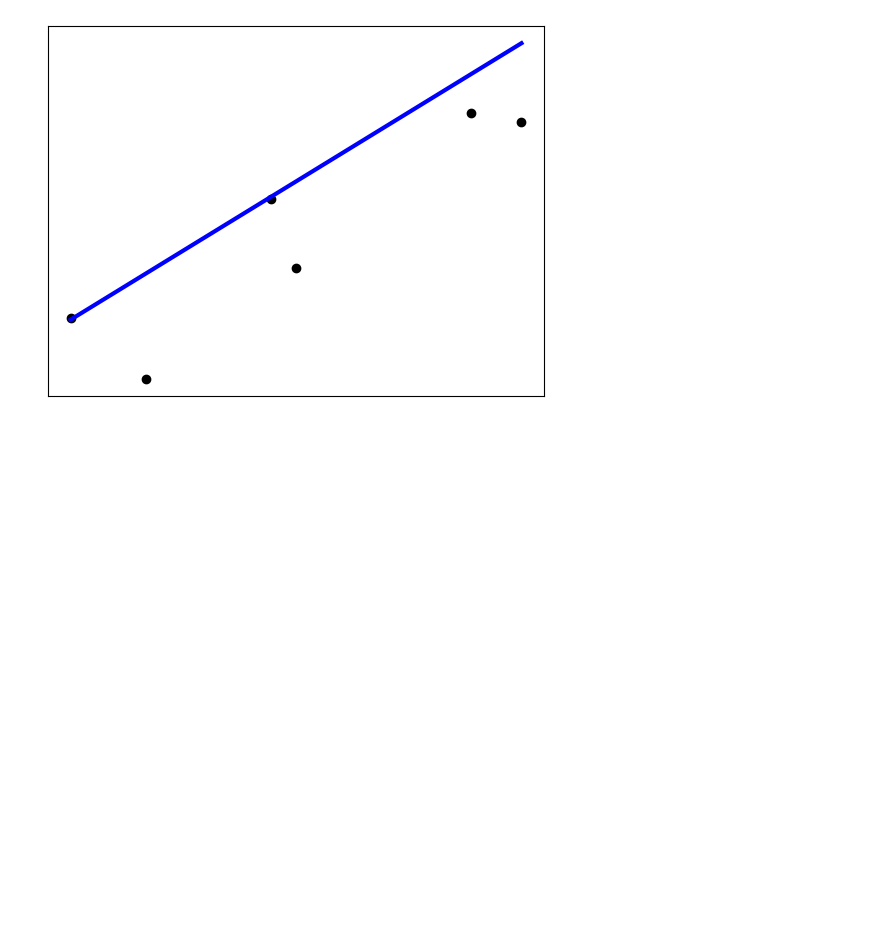
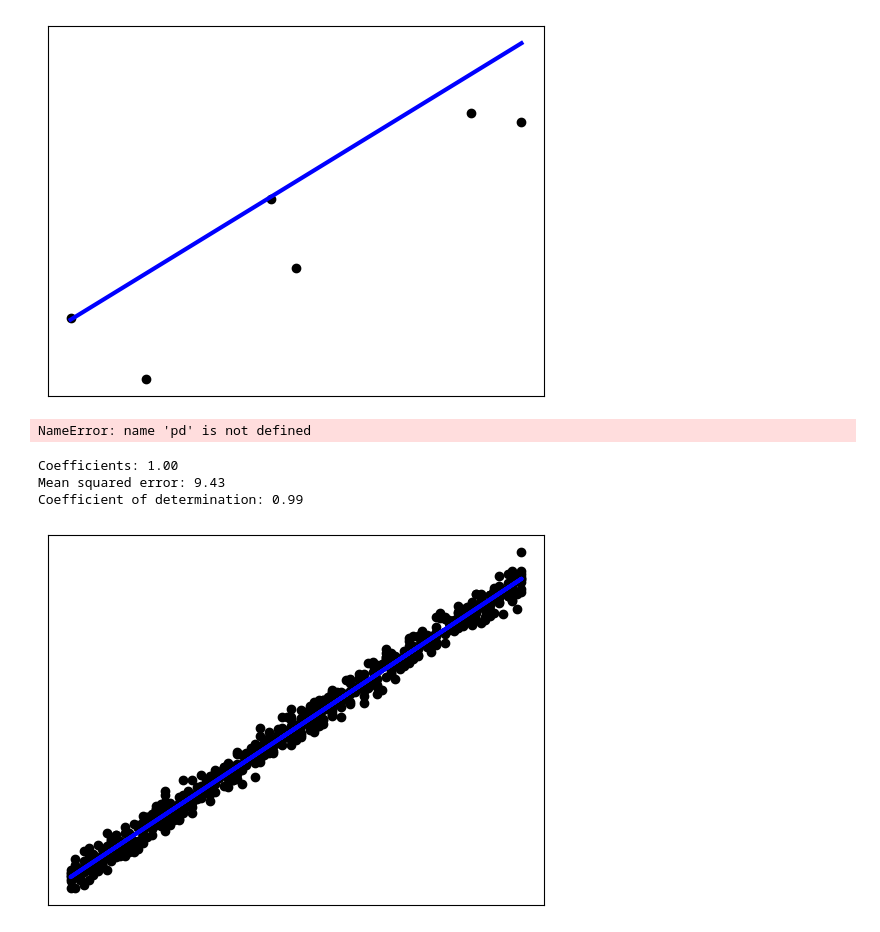
Before and after one commit to Jhayrolandero/Pandas, a Jupyter notebook: linearRegression.ipynb, the cells around one changed output. Drawn from its saved outputs; the diff is of its cells as text; code cells hidden in the pictures; blank space fills up the shorter version.

```diff
--- a/linearRegression.ipynb
+++ b/linearRegression.ipynb
@@ -57,3 +57,82 @@ Coefficients: 9716.26
 Mean squared error: 17536135.77
 Coefficient of determination: 0.54
 [figure]
+# %%
+trainSet = pd.read_csv("./datasets/salary/train.csv")
+
+# # SPlit it into Independent and Dependent variable
+# years_X, salary_Y = df['YearsExperience'].values.reshape(-1,1), df['Salary'].to_list()
+
+# # years_X
+# # Split into train and testing 8:2
+# year_X_Train = years_X[:26]
+# year_X_Test = years_X[-6:]
+
+# # Split into train and testing 8:2
+# salary_Y_Train = salary_Y[:26]
+# salary_Y_Test = salary_Y[-6:]
+
+# # Create linear regression object
+# regr = linear_model.LinearRegression()
+
+# # Train the model using the training sets
+# regr.fit(year_X_Train, salary_Y_Train)
+
+# # Make a prediction
+# salary_Y_pred = regr.predict(year_X_Test)
+
+# print("Coefficients: %.2f"% regr.coef_[0])
+# print("Mean squared error: %.2f" % mean_squared_error(salary_Y_Test, salary_Y_pred))
+# print("Coefficient of determination: %.2f" % r2_score(salary_Y_Test, salary_Y_pred))
+
+# # Plot outputs
+# plt.scatter(year_X_Test, salary_Y_Test, color="black")
+# plt.plot(year_X_Test, salary_Y_pred, color="blue", linewidth=3)
+
+# plt.xticks(())
+# plt.yticks(())
+
+# plt.show()
+
+# # regr.coef_
+# # mean_squared_error(salary_Y_Test, salary_Y_pred)
+# # r2_score(salary_Y_Test, salary_Y_pred)
+# %% [output]
+NameError: name 'pd' is not defined
+# %%
+trainSet = pd.read_csv("./datasets/salary/train.csv")
+testSet = pd.read_csv("./datasets/salary/test.csv")
+
+# Data cleaning
+trainSet.dropna(inplace=True)
+testSet.dropna(inplace=True)
+
+train_X, train_y = trainSet['x'].values.reshape(-1,1), trainSet['y'].to_list()
+test_X, test_y = testSet['x'].values.reshape(-1,1), testSet['y'].to_list()
+
+# Create linear regression object
+regr = linear_model.LinearRegression()
+
+# Train the model using the training sets
+regr.fit(train_X, train_y)
+
+# Make a prediction
+y_pred = regr.predict(test_X)
+
+print("Coefficients: %.2f"% regr.coef_[0])
+print("Mean squared error: %.2f" % mean_squared_error(test_y, y_pred))
+print("Coefficient of determination: %.2f" % r2_score(test_y, y_pred))
+
+# Plot outputs
+plt.scatter(train_X, train_y, color="black")
+plt.plot(test_X, y_pred, color="blue", linewidth=3)
+
+plt.xticks(())
+plt.yticks(())
+
+plt.show()
+# %% [output]
+Coefficients: 1.00
+Mean squared error: 9.43
+Coefficient of determination: 0.99
+[figure, added]
```
Also changed, not shown: 12 other files.
